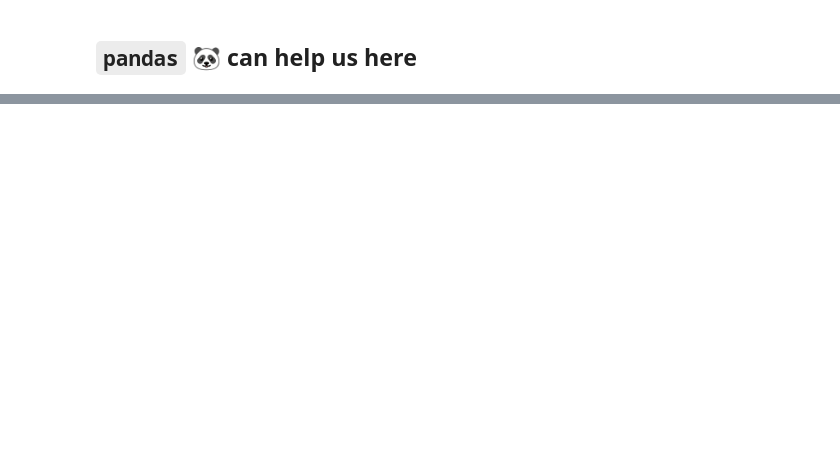
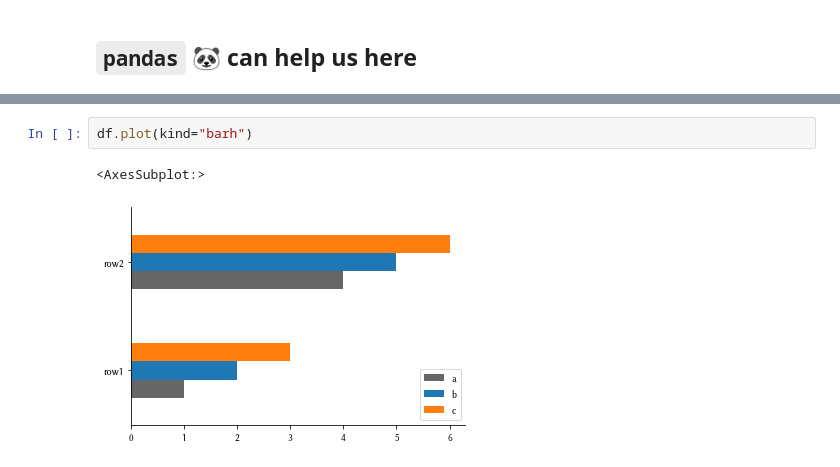
Before and after one commit to vigji/python-cimec-2023, a Jupyter notebook: lectures/Lecture1.2_Intro-pandas.ipynb, the cells around one changed output, grey strips where cells are left out. Drawn from its saved outputs; the diff is of its cells as text; blank space fills up the shorter version.

```diff
--- a/lectures/Lecture1.2_Intro-pandas.ipynb
+++ b/lectures/Lecture1.2_Intro-pandas.ipynb
@@ -223,0 +287,5 @@ np.argwhere(arr % 2 == 0)
+# %%
+df.plot(kind="barh")
+# %% [output]
+<AxesSubplot:>
+[figure, added]
```
Also changed, not shown: parts of 154 cells of this notebook, 2 other files.
